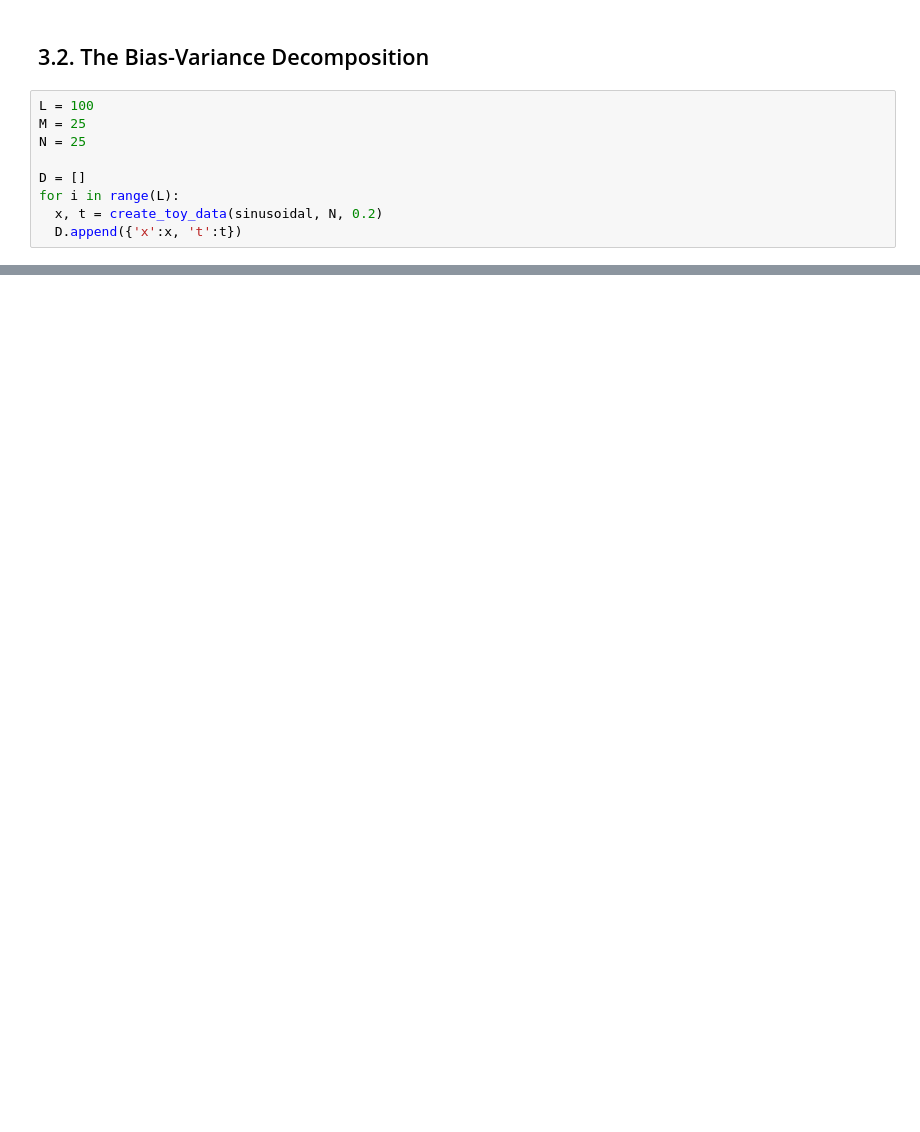
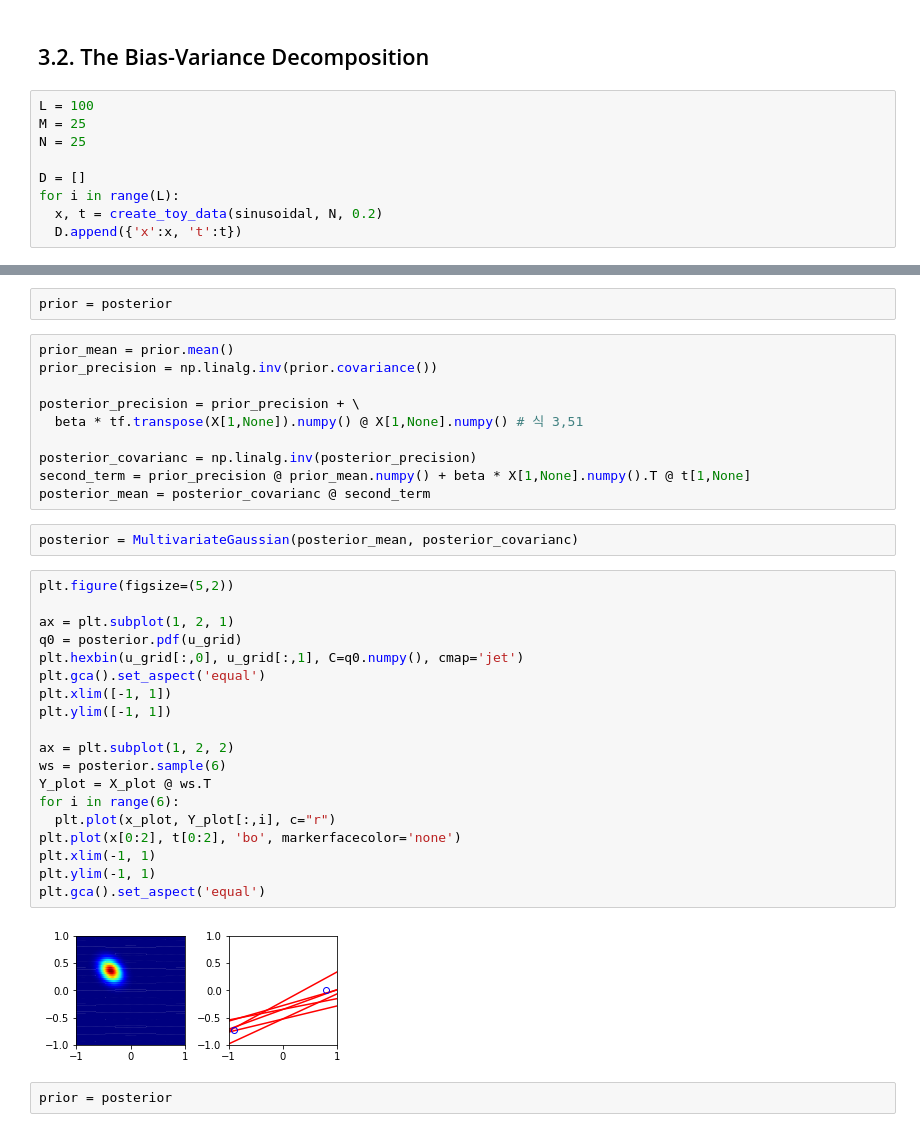
Before and after one commit to bt22dr/PRML, a Jupyter notebook: PRML_chapter_3.ipynb, the cells around one changed output, grey strips where cells are left out. Saved outputs shown, nothing was run; the diff lists cells and outputs as text; blank space fills up the shorter version.

```diff
--- a/PRML_chapter_3.ipynb
+++ b/PRML_chapter_3.ipynb
@@ -338,0 +450,37 @@ plt.plot(plot_x, tf.sin(2 * math.pi * plot_x), 'g')
+# %%
+prior = posterior
+# %%
+prior_mean = prior.mean()
+prior_precision = np.linalg.inv(prior.covariance())
+
+posterior_precision = prior_precision + \
+  beta * tf.transpose(X[1,None]).numpy() @ X[1,None].numpy() # 식 3,51
+
+posterior_covarianc = np.linalg.inv(posterior_precision)
+second_term = prior_precision @ prior_mean.numpy() + beta * X[1,None].numpy().T @ t[1,None]
+posterior_mean = posterior_covarianc @ second_term
+# %%
+posterior = MultivariateGaussian(posterior_mean, posterior_covarianc)
+# %%
+plt.figure(figsize=(5,2))
+
+ax = plt.subplot(1, 2, 1)
+q0 = posterior.pdf(u_grid)
+plt.hexbin(u_grid[:,0], u_grid[:,1], C=q0.numpy(), cmap='jet')
+plt.gca().set_aspect('equal')
+plt.xlim([-1, 1])
+plt.ylim([-1, 1])
+
+ax = plt.subplot(1, 2, 2)
+ws = posterior.sample(6)
+Y_plot = X_plot @ ws.T
+for i in range(6):
+  plt.plot(x_plot, Y_plot[:,i], c="r")
+plt.plot(x[0:2], t[0:2], 'bo', markerfacecolor='none')
+plt.xlim(-1, 1)
+plt.ylim(-1, 1)
+plt.gca().set_aspect('equal')
+# %% [output]
+[figure, added]
+# %%
+prior = posterior
```
Also changed, not shown: parts of 23 cells of this notebook.
